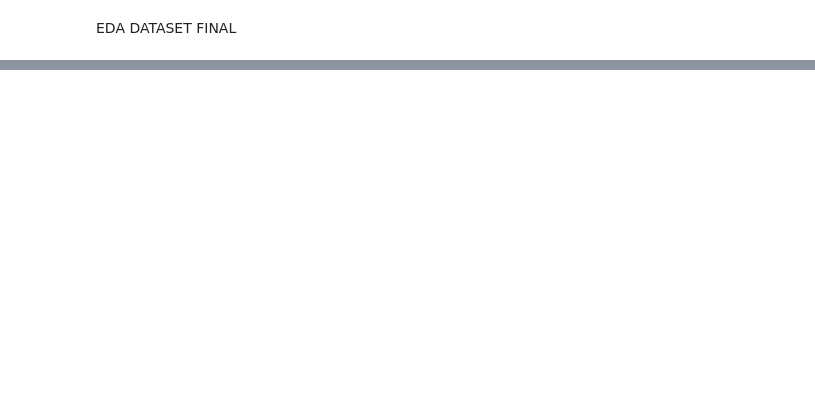
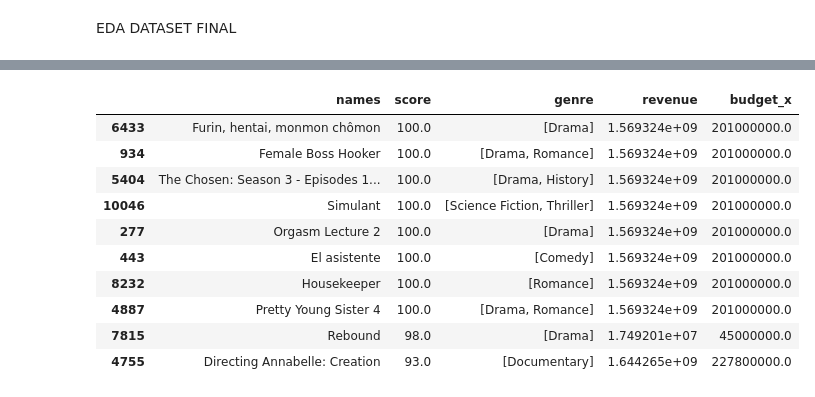
Before and after one commit to RaulEcija/imdb-data-analytics-project, a Jupyter notebook: notebooks/01_exploracion_inicial.ipynb, the cells around one changed output, grey strips where cells are left out. Drawn from its saved outputs; the diff is of its cells as text; code cells hidden in the pictures; blank space fills up the shorter version.

```diff
--- a/notebooks/01_exploracion_inicial.ipynb
+++ b/notebooks/01_exploracion_inicial.ipynb
@@ -312,0 +442,21 @@ EDA DATASET FINAL
+# %%
+# películas con mayor valoración ordenadas en una lista de top-10.
+
+top_10_best = final_dataset.sort_values(
+    by="score",
+    ascending=False
+).head(10)
+
+top_10_best[["names", "score", "genre", "revenue", "budget_x"]]
+# %% [output]
+|  | names | score | genre | revenue | budget_x |
+| 6433 | Furin, hentai, monmon chômon | 100.0 | [Drama] | 1.569324e+09 | 201000000.0 |
+| 934 | Female Boss Hooker | 100.0 | [Drama, Romance] | 1.569324e+09 | 201000000.0 |
+| 5404 | The Chosen: Season 3 - Episodes 1... | 100.0 | [Drama, History] | 1.569324e+09 | 201000000.0 |
+| 10046 | Simulant | 100.0 | [Science Fiction, Thriller] | 1.569324e+09 | 201000000.0 |
+| 277 | Orgasm Lecture 2 | 100.0 | [Drama] | 1.569324e+09 | 201000000.0 |
+| 443 | El asistente | 100.0 | [Comedy] | 1.569324e+09 | 201000000.0 |
+| 8232 | Housekeeper | 100.0 | [Romance] | 1.569324e+09 | 201000000.0 |
+| 4887 | Pretty Young Sister 4 | 100.0 | [Drama, Romance] | 1.569324e+09 | 201000000.0 |
+| 7815 | Rebound | 98.0 | [Drama] | 1.749201e+07 | 45000000.0 |
+| 4755 | Directing Annabelle: Creation | 93.0 | [Documentary] | 1.644265e+09 | 227800000.0 |
```
Also changed, not shown: parts of 12 cells of this notebook.
